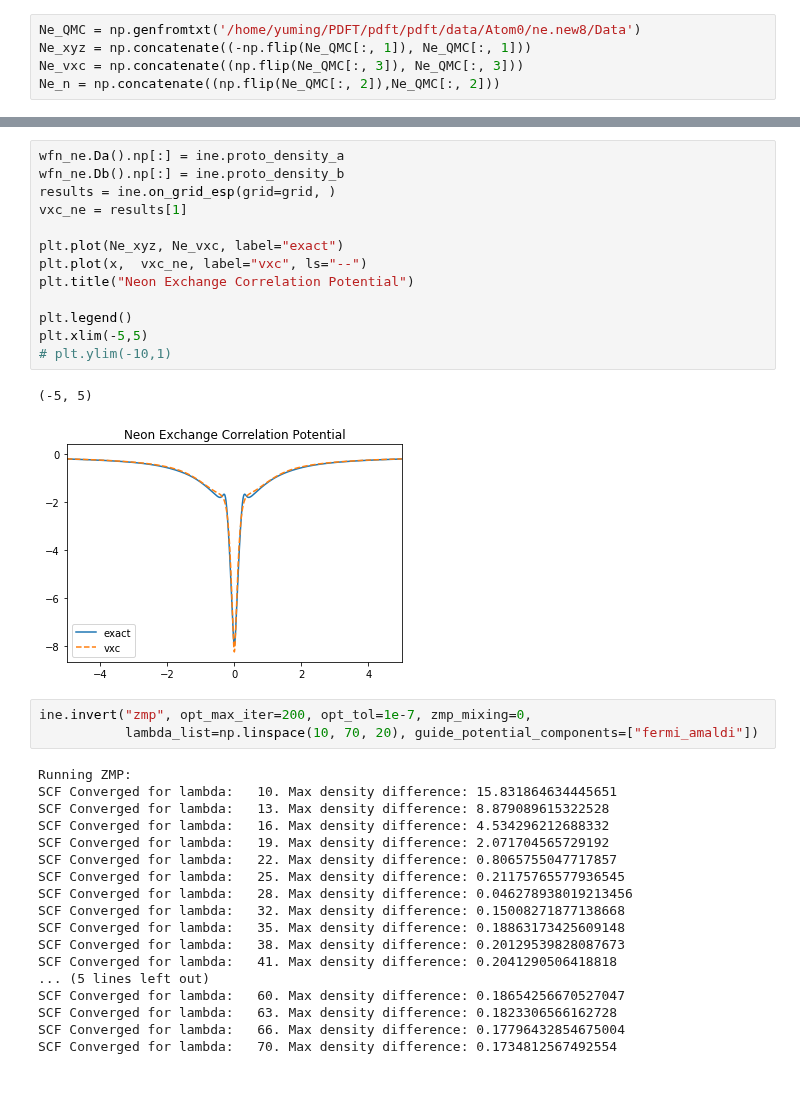
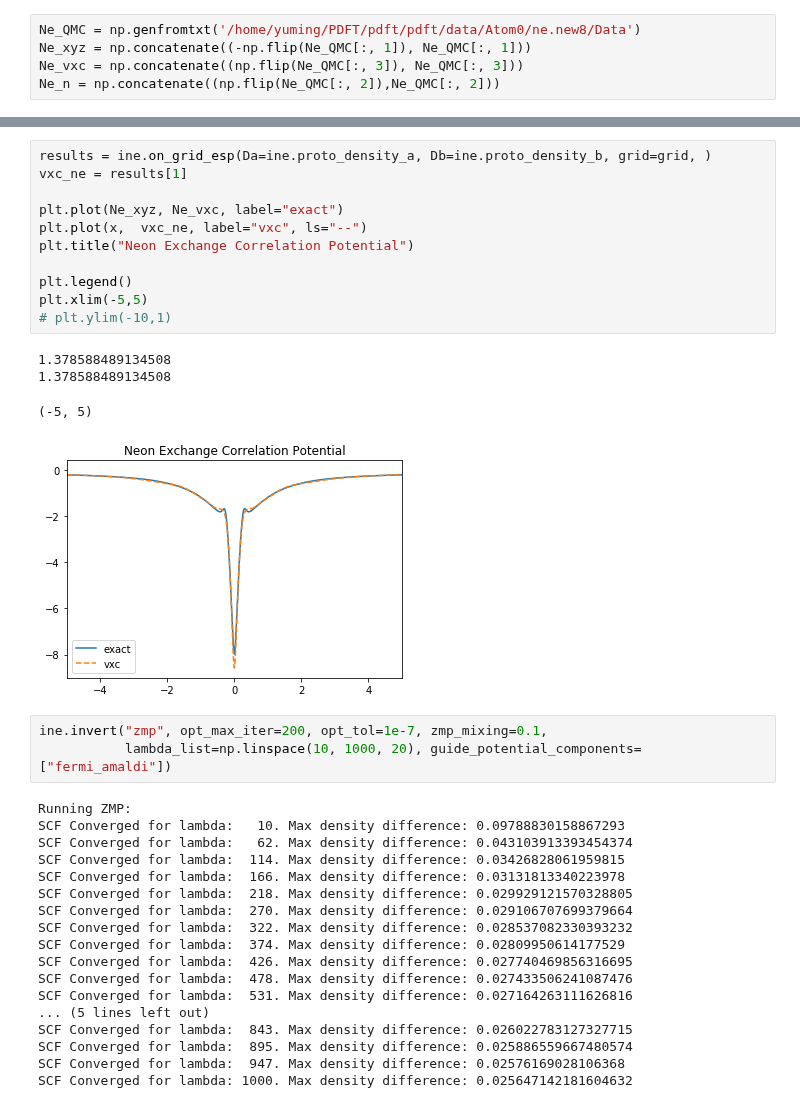
Before and after one commit to wasserman-group/n2v_examples, a Jupyter notebook: ZMP/Ne.ipynb, the cells around one changed output, grey strips where cells are left out. Cells and saved outputs as stored; diff of their text form.

```diff
--- a/ZMP/Ne.ipynb
+++ b/ZMP/Ne.ipynb
@@ -89,38 +139,38 @@ SCF Converged for lambda:   20. Max density difference: 3.8363576647111586
 # %%
-wfn_ne.Da().np[:] = ine.proto_density_a
-wfn_ne.Db().np[:] = ine.proto_density_b
-results = ine.on_grid_esp(grid=grid, )
+results = ine.on_grid_esp(Da=ine.proto_density_a, Db=ine.proto_density_b, grid=grid, )
 vxc_ne = results[1]
 
 plt.plot(Ne_xyz, Ne_vxc, label="exact")
 plt.plot(x,  vxc_ne, label="vxc", ls="--")
 plt.title("Neon Exchange Correlation Potential")
 
 plt.legend()
 plt.xlim(-5,5)
 # plt.ylim(-10,1)
 # %% [output]
-(-5, 5)
+1.378588489134508
+1.378588489134508
+(-5, 5)
-[figure, old version]
+[figure, new version]
 # %%
-ine.invert("zmp", opt_max_iter=200, opt_tol=1e-7, zmp_mixing=0,
-           lambda_list=np.linspace(10, 70, 20), guide_potential_components=["fermi_amaldi"])
+ine.invert("zmp", opt_max_iter=200, opt_tol=1e-7, zmp_mixing=0.1,
+           lambda_list=np.linspace(10, 1000, 20), guide_potential_components=["fermi_amaldi"])
 # %% [output]
 Running ZMP:
-SCF Converged for lambda:   10. Max density difference: 15.831864634445651
-SCF Converged for lambda:   13. Max density difference: 8.879089615322528
-SCF Converged for lambda:   16. Max density difference: 4.534296212688332
-SCF Converged for lambda:   19. Max density difference: 2.071704565729192
-SCF Converged for lambda:   22. Max density difference: 0.8065755047717857
-SCF Converged for lambda:   25. Max density difference: 0.21175765577936545
-SCF Converged for lambda:   28. Max density difference: 0.046278938019213456
-SCF Converged for lambda:   32. Max density difference: 0.15008271877138668
-SCF Converged for lambda:   35. Max density difference: 0.18863173425609148
-SCF Converged for lambda:   38. Max density difference: 0.20129539828087673
-SCF Converged for lambda:   41. Max density difference: 0.2041290506418818
+SCF Converged for lambda:   10. Max density difference: 0.09788830158867293
+SCF Converged for lambda:   62. Max density difference: 0.043103913393454374
+SCF Converged for lambda:  114. Max density difference: 0.03426828061959815
+SCF Converged for lambda:  166. Max density difference: 0.03131813340223978
+SCF Converged for lambda:  218. Max density difference: 0.029929121570328805
+SCF Converged for lambda:  270. Max density difference: 0.029106707699379664
+SCF Converged for lambda:  322. Max density difference: 0.028537082330393232
+SCF Converged for lambda:  374. Max density difference: 0.02809950614177529
+SCF Converged for lambda:  426. Max density difference: 0.027740469856316695
+SCF Converged for lambda:  478. Max density difference: 0.027433506241087476
+SCF Converged for lambda:  531. Max density difference: 0.027164263111626816
 ... (5 lines left out)
-SCF Converged for lambda:   60. Max density difference: 0.18654256670527047
-SCF Converged for lambda:   63. Max density difference: 0.1823306566162728
-SCF Converged for lambda:   66. Max density difference: 0.17796432854675004
-SCF Converged for lambda:   70. Max density difference: 0.1734812567492554
+SCF Converged for lambda:  843. Max density difference: 0.026022783127327715
+SCF Converged for lambda:  895. Max density difference: 0.025886559667480574
+SCF Converged for lambda:  947. Max density difference: 0.02576169028106368
+SCF Converged for lambda: 1000. Max density difference: 0.025647142181604632
 # %%
```
Also changed, not shown: parts of 4 cells of this notebook.
